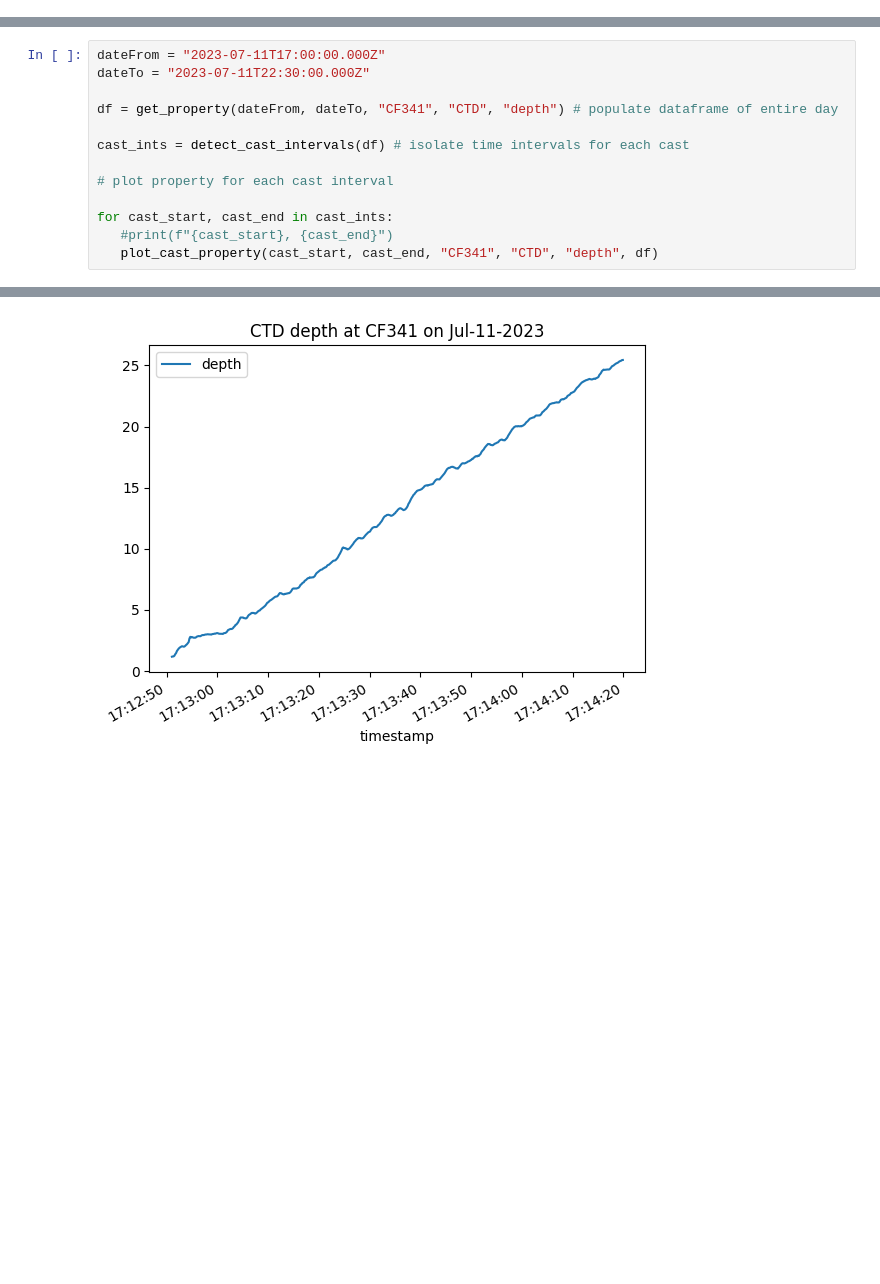
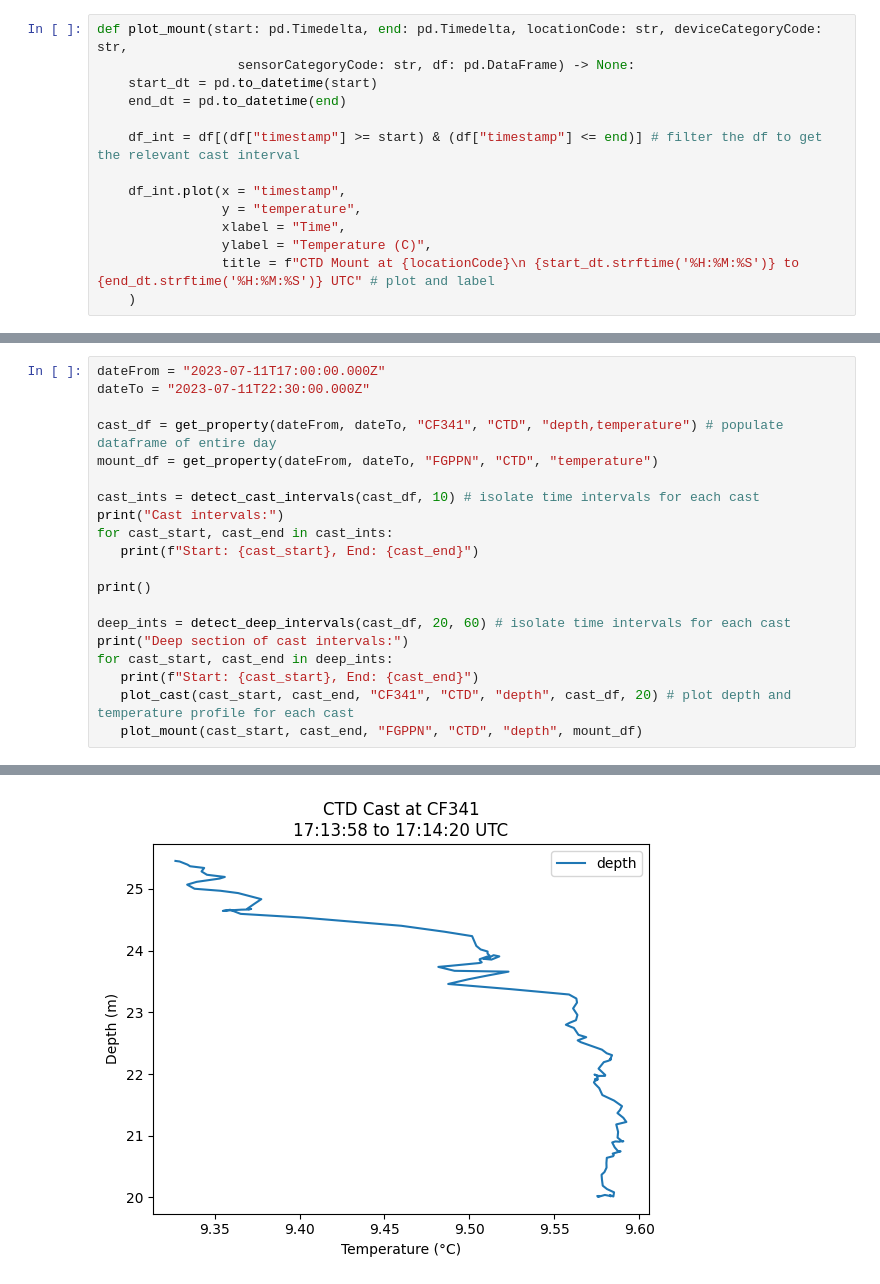
Before and after one commit to g-bertozzi/ONC-notebooks, a Jupyter notebook: fogler_pinnacle.ipynb, the cells around one changed output, grey strips where cells are left out. Saved outputs shown, nothing was run; the diff lists cells and outputs as text; blank space fills up the shorter version.

Commit message:
accessed deep cast interval and plotted cast and mount at same time series

```diff
--- a/fogler_pinnacle.ipynb
+++ b/fogler_pinnacle.ipynb
@@ -119,0 +178,14 @@ def plot_cast_property(start: str, end: str, locationCode: str, deviceCategoryCo
+# %%
+def plot_mount(start: pd.Timedelta, end: pd.Timedelta, locationCode: str, deviceCategoryCode: str,
+                  sensorCategoryCode: str, df: pd.DataFrame) -> None:
+    start_dt = pd.to_datetime(start)
+    end_dt = pd.to_datetime(end)
+
+    df_int = df[(df["timestamp"] >= start) & (df["timestamp"] <= end)] # filter the df to get the relevant cast interval
+
+    df_int.plot(x = "timestamp",
+                y = "temperature",
+                xlabel = "Time",
+                ylabel = "Temperature (C)",
+                title = f"CTD Mount at {locationCode}\n {start_dt.strftime('%H:%M:%S')} to {end_dt.strftime('%H:%M:%S')} UTC" # plot and label
+    )
@@ -121,13 +203,20 @@ def plot_cast_property(start: str, end: str, locationCode: str, deviceCategoryCo
 dateFrom = "2023-07-11T17:00:00.000Z"
 dateTo = "2023-07-11T22:30:00.000Z"
 
-df = get_property(dateFrom, dateTo, "CF341", "CTD", "depth") # populate dataframe of entire day
+cast_df = get_property(dateFrom, dateTo, "CF341", "CTD", "depth,temperature") # populate dataframe of entire day
+mount_df = get_property(dateFrom, dateTo, "FGPPN", "CTD", "temperature")
 
-cast_ints = detect_cast_intervals(df) # isolate time intervals for each cast
+cast_ints = detect_cast_intervals(cast_df, 10) # isolate time intervals for each cast
+print("Cast intervals:")
+for cast_start, cast_end in cast_ints:
+   print(f"Start: {cast_start}, End: {cast_end}")
 
-# plot property for each cast interval
+print()
 
-for cast_start, cast_end in cast_ints:
-   #print(f"{cast_start}, {cast_end}")
-   plot_cast_property(cast_start, cast_end, "CF341", "CTD", "depth", df)
+deep_ints = detect_deep_intervals(cast_df, 20, 60) # isolate time intervals for each cast
+print("Deep section of cast intervals:")
+for cast_start, cast_end in deep_ints:
+   print(f"Start: {cast_start}, End: {cast_end}")
+   plot_cast(cast_start, cast_end, "CF341", "CTD", "depth", cast_df, 20) # plot depth and temperature profile for each cast
+   plot_mount(cast_start, cast_end, "FGPPN", "CTD", "depth", mount_df)
 # %% [output]
@@ -148 +230 @@ for cast_start, cast_end in cast_ints:
-[figure, old version]
+[figure, new version]
```
Also changed, not shown: parts of 8 cells of this notebook.
